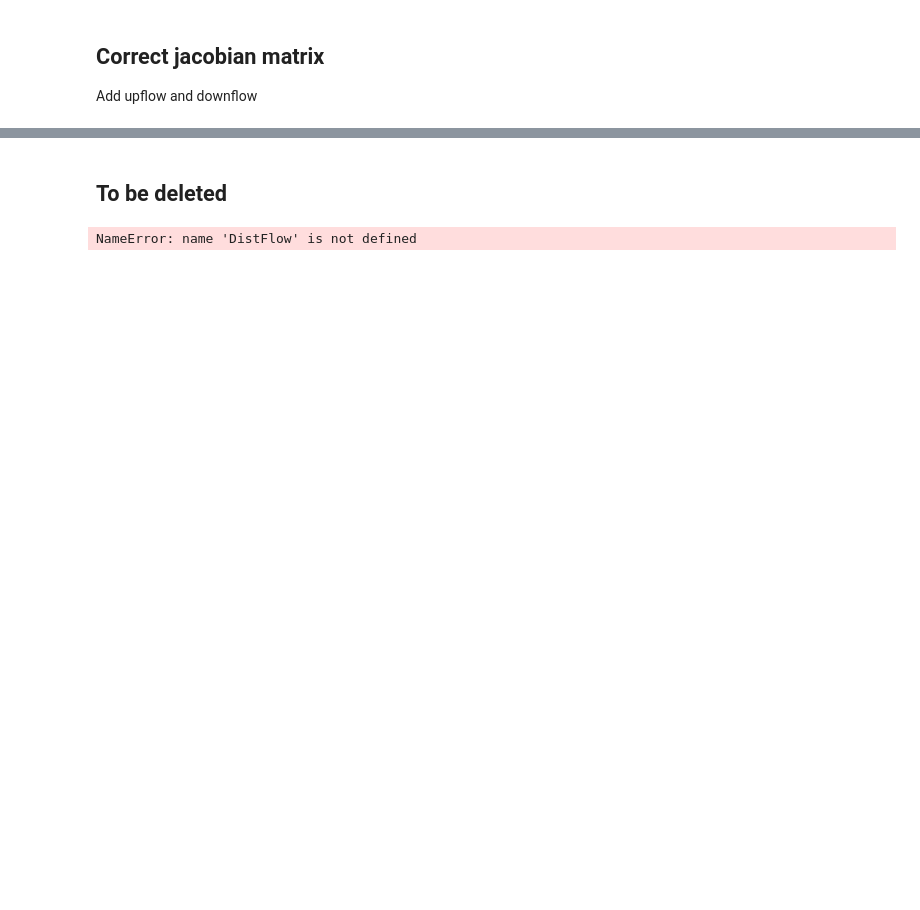
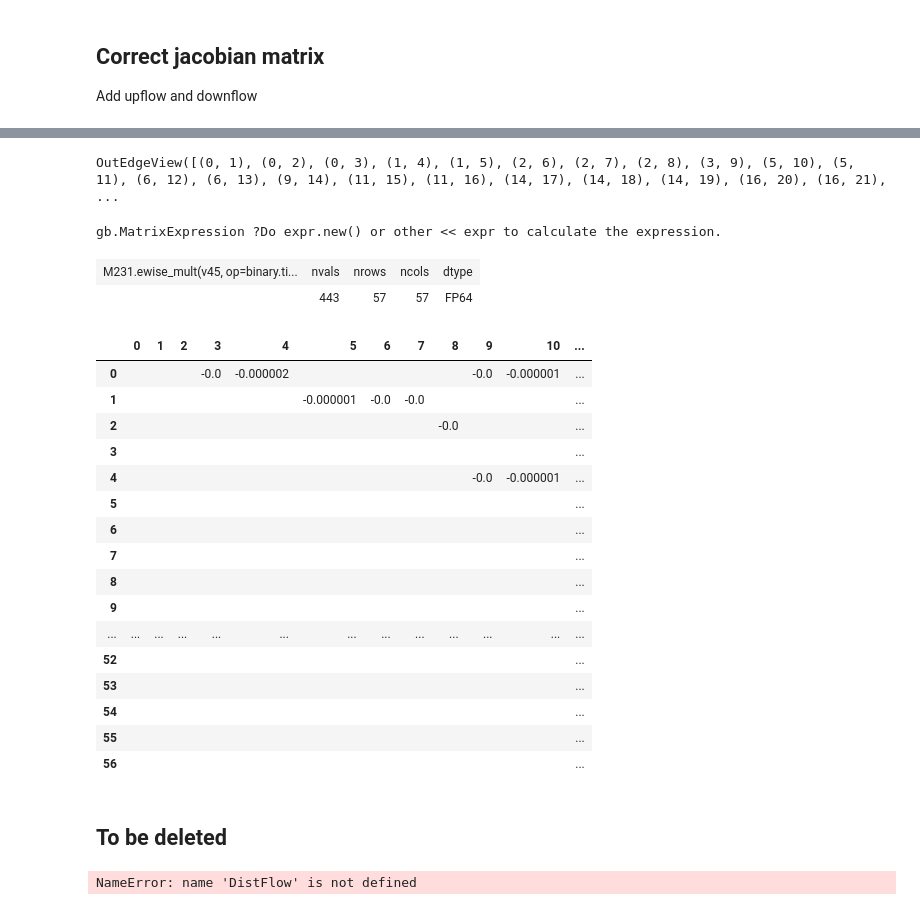
Before and after one commit to heig-vd-ie/distflow-state-estimation, a Jupyter notebook: script/distflow_pp_comparaison.ipynb, the cells around one changed output, grey strips where cells are left out. Cells and saved outputs as stored; diff of their text form; code cells hidden in the pictures; blank space fills up the shorter version.

Commit message:
Feature : Begin documentation introduction part and add upstream and downstream flow in matrix

```diff
--- a/script/distflow_pp_comparaison.ipynb
+++ b/script/distflow_pp_comparaison.ipynb
@@ -307,0 +356,4 @@ edge_data: pt.DataFrame = distflow_schema.edge_data
+# %%
+nx_tree_grid.edges()
+# %% [output]
+OutEdgeView([(0, 1), (0, 2), (0, 3), (1, 4), (1, 5), (2, 6), (2, 7), (2, 8), (3, 9), (5, 10), (5, 11), (6, 12), (6, 13), (9, 14), (11, 15), (11, 16), (14, 17), (14, 18), (14, 19), (16, 20), (16, 21),  ...
@@ -307,0 +362,25 @@ edge_data: pt.DataFrame = distflow_schema.edge_data
+# %%
+(
+    gb.select.offdiag(descendent_matrix)[nodes, nodes].ewise_mult(b_pu)  #  type: ignore
+)  # type: ignore
+# %% [output]
+gb.MatrixExpression ?Do expr.new() or other << expr to calculate the expression.
+| M231.ewise_mult(v45, op=binary.ti... | nvals | nrows | ncols | dtype |
+|  | 443 | 57 | 57 | FP64 |
+|  | 0 | 1 | 2 | 3 | 4 | 5 | 6 | 7 | 8 | 9 | 10 | ... |
+| 0 |  |  |  | -0.0 | -0.000002 |  |  |  |  | -0.0 | -0.000001 | ... |
+| 1 |  |  |  |  |  | -0.000001 | -0.0 | -0.0 |  |  |  | ... |
+| 2 |  |  |  |  |  |  |  |  | -0.0 |  |  | ... |
+| 3 |  |  |  |  |  |  |  |  |  |  |  | ... |
+| 4 |  |  |  |  |  |  |  |  |  | -0.0 | -0.000001 | ... |
+| 5 |  |  |  |  |  |  |  |  |  |  |  | ... |
+| 6 |  |  |  |  |  |  |  |  |  |  |  | ... |
+| 7 |  |  |  |  |  |  |  |  |  |  |  | ... |
+| 8 |  |  |  |  |  |  |  |  |  |  |  | ... |
+| 9 |  |  |  |  |  |  |  |  |  |  |  | ... |
+| ... | ... | ... | ... | ... | ... | ... | ... | ... | ... | ... | ... | ... |
+| 52 |  |  |  |  |  |  |  |  |  |  |  | ... |
+| 53 |  |  |  |  |  |  |  |  |  |  |  | ... |
+| 54 |  |  |  |  |  |  |  |  |  |  |  | ... |
+| 55 |  |  |  |  |  |  |  |  |  |  |  | ... |
+| 56 |  |  |  |  |  |  |  |  |  |  |  | ... |
```
Also changed, not shown: parts of 11 cells of this notebook, 7 other files.
